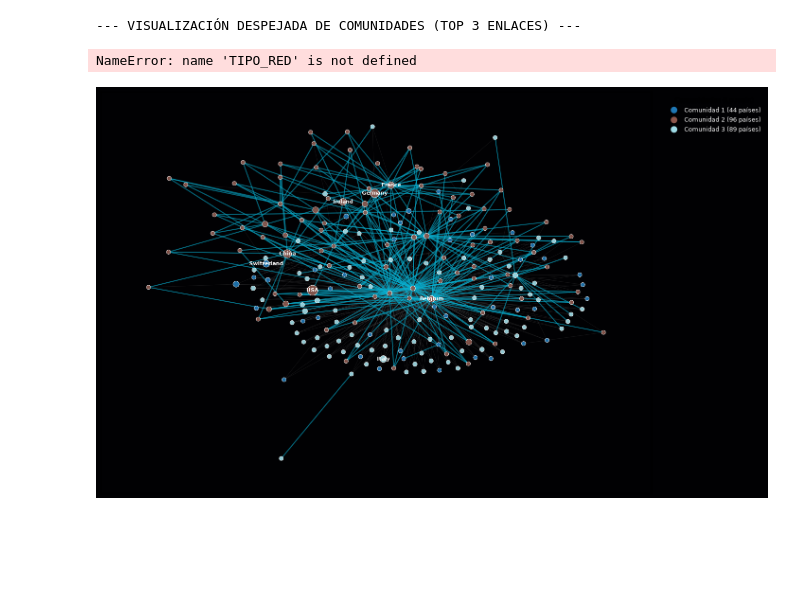
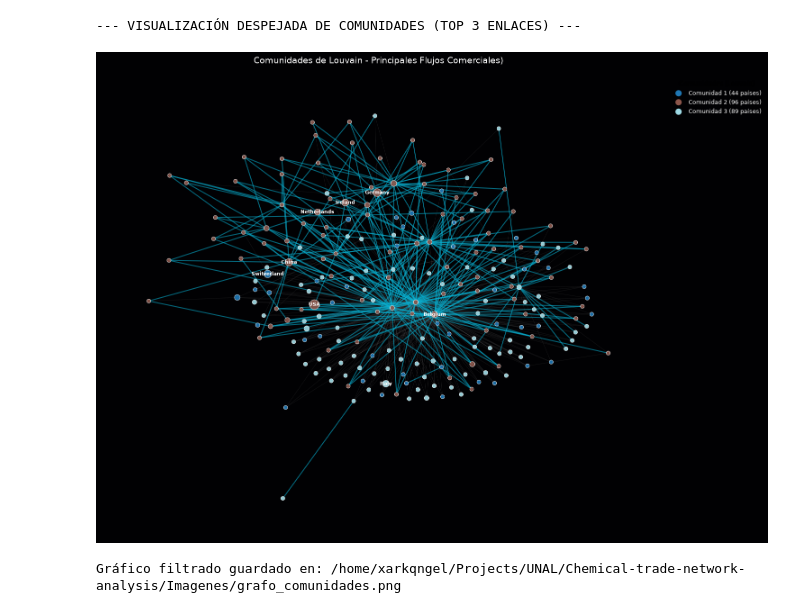
Before and after one commit to zuchus/Chemical-trade-network-analysis, a Jupyter notebook: Notebook/Red.ipynb, the cells around one changed output. Saved outputs shown, nothing was run; the diff lists cells and outputs as text; code cells hidden in the pictures; blank space fills up the shorter version.

```diff
--- a/Notebook/Red.ipynb
+++ b/Notebook/Red.ipynb
@@ -162,10 +168,9 @@ cyto.load_extra_layouts()
 
 
 print("Preparando datos para la visualización interactiva...")
-CARPETA_SALIDA = "Data_Set"
 
 # 1. Cargar las tablas de centralidades y aristas (Asumiendo que ya corriste el código previo)
-nodos = pd.read_csv(os.path.join(CARPETA_SALIDA, "centralidades_nodos.csv"))
+nodos = pd.read_csv(os.path.join(BASE_DIR, "Data_Set", "results", "centralidades_nodos.csv"))
 
 # Cargamos el archivo base de aristas (o el de exportaciones/importaciones según tu selección)
 df_aristas = pd.read_csv(RUTA_CSV)
@@ -363,37 +371,37 @@ nx.draw_networkx_labels(U_visual, pos, labels=labels_dict, font_size=8, font_col
 # 6. Leyenda de comunidades
 leyenda_elementos = []
 for i, com in enumerate(comunidades_louvain):
     color = cmap(i)
     marcador = mlines.Line2D(
         [], [], color=color, marker='o', linestyle='None',
         markersize=9, label=f'Comunidad {i+1} ({len(com)} países)'
     )
     leyenda_elementos.append(marcador)
 
 plt.legend(
     handles=leyenda_elementos,
     title="Comunidades (Louvain)",
     loc="upper left",
     bbox_to_anchor=(1.02, 1),
     frameon=False,
     fontsize=9,
     title_fontsize=10,
     labelcolor="white"
 )
 
-plt.title(f"Comunidades de Louvain - Principales Flujos Comerciales ({TIPO_RED})", color="white", fontsize=14, pad=20)
+plt.title(f"Comunidades de Louvain - Principales Flujos Comerciales)", color="white", fontsize=14, pad=20)
 plt.axis("off")
 plt.tight_layout()
 
-ruta_salida = os.path.join(CARPETA_SALIDA, "comunidades_filtradas_top3.png")
+ruta_salida = BASE_DIR / "Imagenes" / "grafo_comunidades.png"
 plt.savefig(ruta_salida, dpi=300, facecolor="#010103", bbox_inches="tight")
 plt.show()
 
 print(f"Gráfico filtrado guardado en: {ruta_salida}")
 # %% [output]
 --- VISUALIZACIÓN DESPEJADA DE COMUNIDADES (TOP 3 ENLACES) ---
+[figure, new version]
-NameError: name 'TIPO_RED' is not defined
+Gráfico filtrado guardado en: /home/xarkqngel/Projects/UNAL/Chemical-trade-network-analysis/Imagenes/grafo_comunidades.png
-[figure, old version]
 # %%
 import os
 import networkx as nx
```
Also changed, not shown: parts of 6 cells of this notebook, 16 other files.
